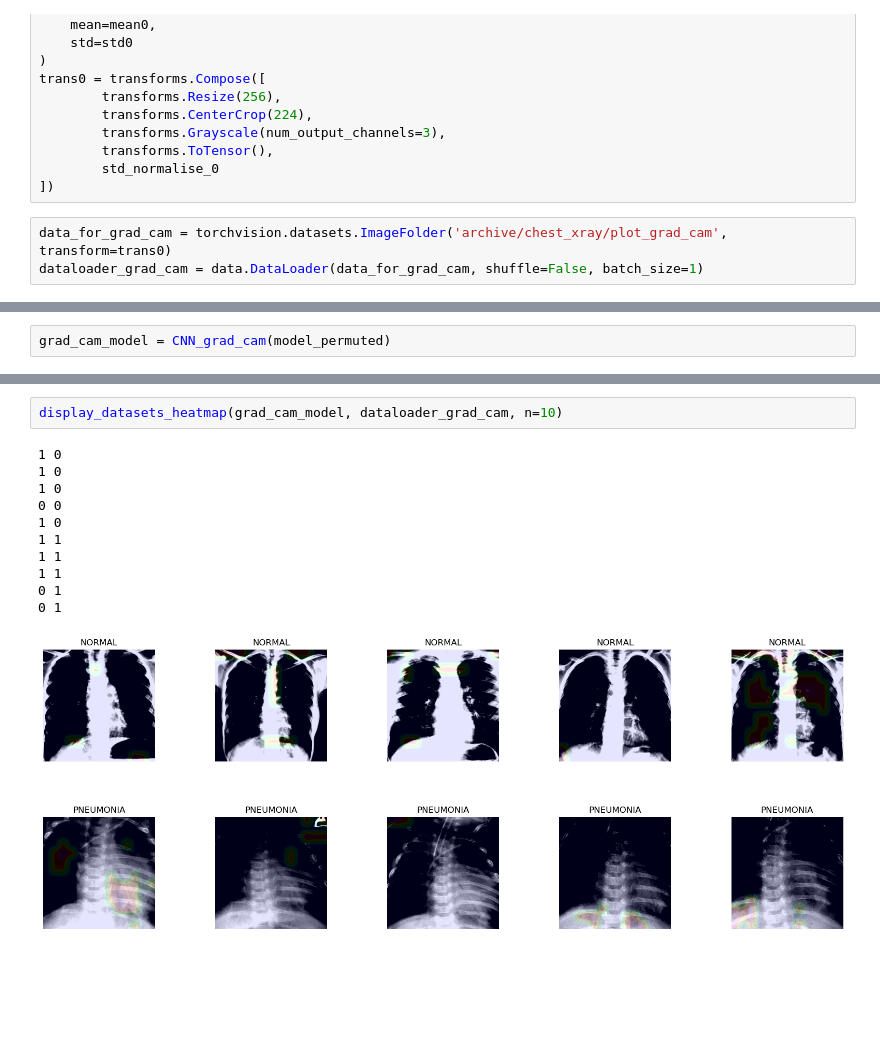
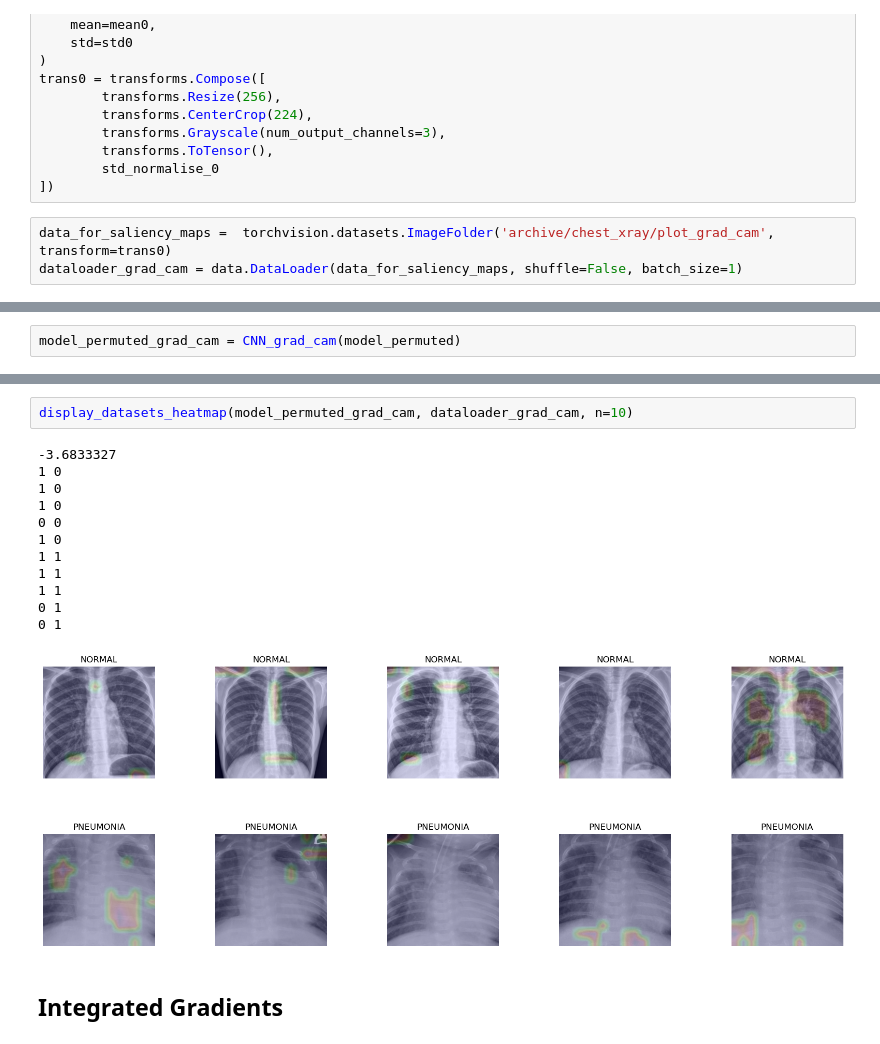
Before and after one commit to jak-ket/ml-for-healthcare, a Jupyter notebook: cnn_permutation_test.ipynb, the cells around one changed output, grey strips where cells are left out. Saved outputs shown, nothing was run; the diff lists cells and outputs as text; blank space fills up the shorter version.

Commit message:
improved plotting

```diff
--- a/cnn_permutation_test.ipynb
+++ b/cnn_permutation_test.ipynb
@@ -23,5 +23,5 @@ trans0 = transforms.Compose([
         std_normalise_0
 ])
 # %%
-data_for_grad_cam = torchvision.datasets.ImageFolder('archive/chest_xray/plot_grad_cam', transform=trans0)
-dataloader_grad_cam = data.DataLoader(data_for_grad_cam, shuffle=False, batch_size=1)
+data_for_saliency_maps =  torchvision.datasets.ImageFolder('archive/chest_xray/plot_grad_cam', transform=trans0)
+dataloader_grad_cam = data.DataLoader(data_for_saliency_maps, shuffle=False, batch_size=1)
@@ -28,2 +34,2 @@ dataloader_grad_cam = data.DataLoader(data_for_grad_cam, shuffle=False, batch_si
 # %%
-grad_cam_model = CNN_grad_cam(model_permuted)
+model_permuted_grad_cam = CNN_grad_cam(model_permuted)
@@ -30,14 +55,17 @@ grad_cam_model = CNN_grad_cam(model_permuted)
 # %%
-display_datasets_heatmap(grad_cam_model, dataloader_grad_cam, n=10)
+display_datasets_heatmap(model_permuted_grad_cam, dataloader_grad_cam, n=10)
 # %% [output]
+-3.6833327
 1 0
 1 0
 1 0
 0 0
 1 0
 1 1
 1 1
 1 1
 0 1
 0 1
-[figure, old version]
+[figure, new version]
+# %% [markdown]
+## Integrated Gradients
```
Also changed, not shown: parts of 3 cells of this notebook, 3 other files.
